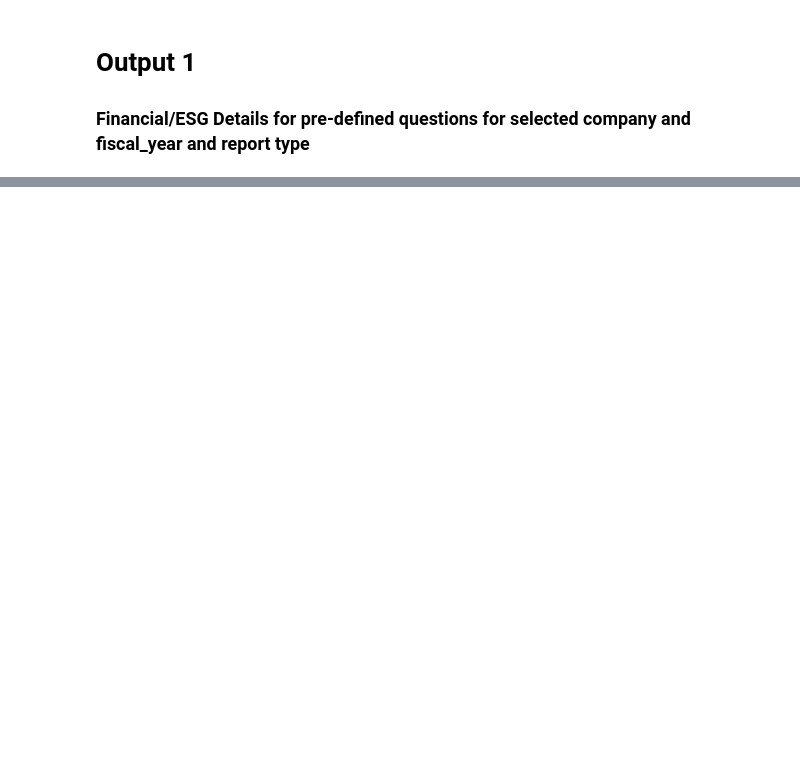
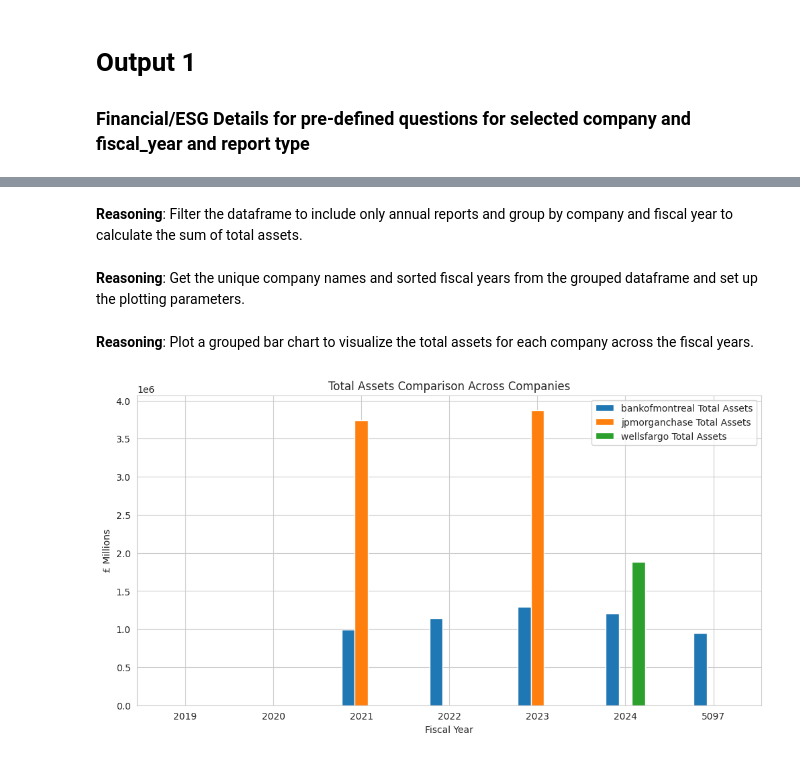
Before and after one commit to deepavn7/bq_ai_google_hackathon, a Jupyter notebook: process_reports.ipynb, the cells around one changed output, grey strips where cells are left out. Saved outputs shown, nothing was run; the diff lists cells and outputs as text; code cells hidden in the pictures; blank space fills up the shorter version.

```diff
--- a/process_reports.ipynb
+++ b/process_reports.ipynb
@@ -815,0 +870,14 @@ plt.show()
+# %% [markdown]
+**Reasoning**:
+Filter the dataframe to include only annual reports and group by company and fiscal year to calculate the sum of total assets.
+# %%
+# Filter only annual reports
+df_filtered = df_metrics[df_metrics["report_type"].str.lower() == "annual"]
+
+# Group by company and year
+df_grouped = df_filtered.groupby(["company_name", "fiscal_year"])[
+    "total_assets_millions"
+].sum().reset_index()
+# %% [markdown]
+**Reasoning**:
+Get the unique company names and sorted fiscal years from the grouped dataframe and set up the plotting parameters.
@@ -815,0 +892,20 @@ plt.show()
+# %% [markdown]
+**Reasoning**:
+Plot a grouped bar chart to visualize the total assets for each company across the fiscal years.
+# %%
+plt.figure(figsize=(12,6))
+
+# Plot each company’s bars
+for i, company in enumerate(companies):
+    company_data = df_grouped[df_grouped["company_name"] == company]
+    total_assets = [company_data[company_data["fiscal_year"] == y]["total_assets_millions"].sum() for y in years]
+    plt.bar(x + i*bar_width, total_assets, width=bar_width, label=f"{company} Total Assets")
+
+plt.xticks(x + bar_width*(len(companies)-1)/2, years)  # Center ticks
+plt.xlabel("Fiscal Year")
+plt.ylabel("£ Millions")
+plt.title("Total Assets Comparison Across Companies")
+plt.legend()
+plt.show()
+# %% [output]
+[figure, added]
```
Also changed, not shown: parts of 49 cells of this notebook.
